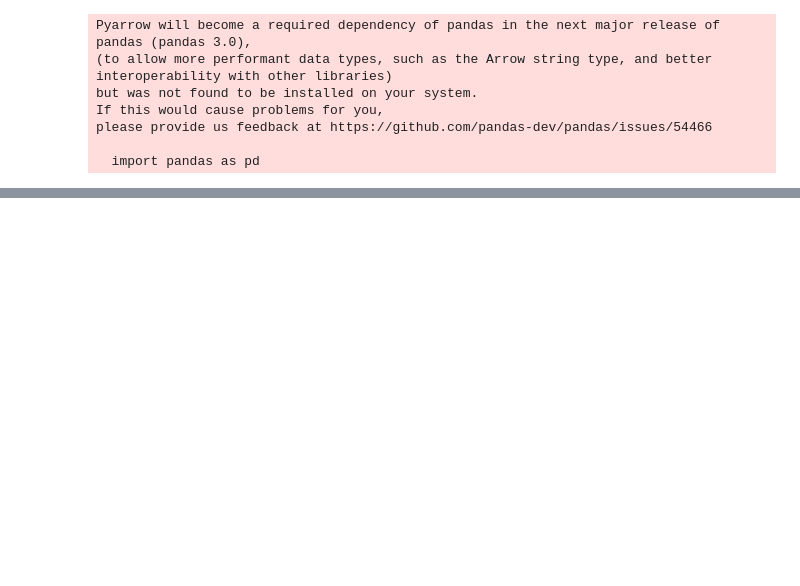
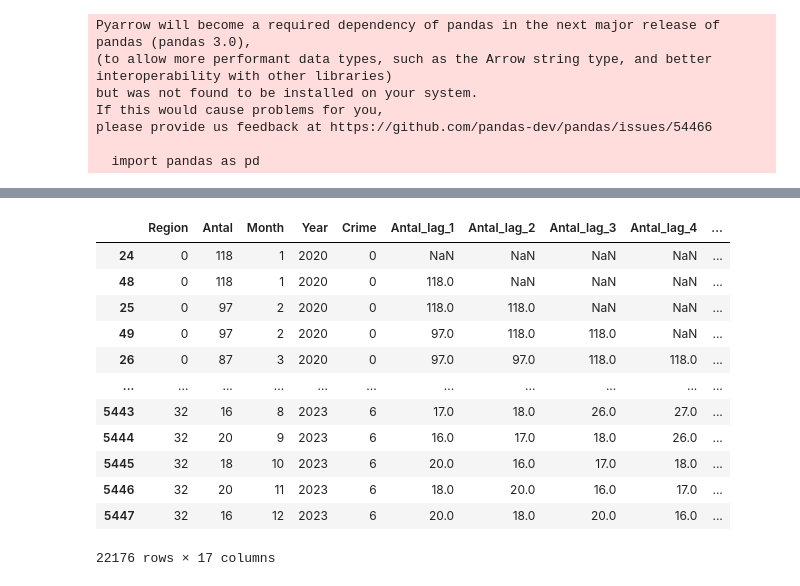
Before and after one commit to melane1978/PythonAiCourse, a Jupyter notebook: CrimeML/crimeText-1.ipynb, the cells around one changed output, grey strips where cells are left out. Saved outputs shown, nothing was run; the diff lists cells and outputs as text; code cells hidden in the pictures; blank space fills up the shorter version.

```diff
--- a/CrimeML/crimeText-1.ipynb
+++ b/CrimeML/crimeText-1.ipynb
@@ -19,12 +52,13 @@ Some INFO about my ML:
 # %%
 # Testing one file
-#df = pd.read_csv('./data/Databasfil2020.txt', encoding="ISO-8859-1", sep=";", index_col=False )
+#df = pd.read_csv('../data/Databasfil2020.txt', encoding="ISO-8859-1", sep=";", index_col=False )
 
 
 import functools
 import glob
 
-
+# Preparing data
 data = pd.concat(map(functools.partial(pd.read_csv, encoding="ISO-8859-1", sep=";", index_col=False ), glob.glob("data/*.txt")))
+data.drop(columns=['/100 000 inv'], axis=1, inplace=True)
 data
 # %% [output]
@@ -67,0 +115,9 @@ from sklearn.metrics import mean_squared_error
+# %%
+# Fix 2023 prel. to only 2023
+
+old = {'2023 prel.': '2023'}
+
+data.replace(old, regex=True, inplace=True)
+data['Year'] = data['År'].astype(int)
+data.drop(columns=['År'], axis=1, inplace=True)
+data
@@ -67,0 +138,10 @@ from sklearn.metrics import mean_squared_error
+# %%
+from sklearn.preprocessing import LabelEncoder
+
+
+# Need to encode Region and Crime to english and a number, because i have a lot ot the same values
+label_encoder = LabelEncoder()
+data['Region'] = label_encoder.fit_transform(data['Region'])
+data['Crime'] = label_encoder.fit_transform(data['Brott'])
+data.drop(columns=['Brott'], axis=1, inplace=True)
+data
@@ -67,0 +162,6 @@ from sklearn.metrics import mean_squared_error
+# %%
+# We need to create lag features to representing historical crime data for each region and crime type.
+
+ # Sort the data by region, crime type, and date
+data.sort_values(by=['Region', 'Crime', 'Year', 'Month'], inplace=True)
+data
@@ -67,0 +182,23 @@ from sklearn.metrics import mean_squared_error
+# %%
+# Defining the maximum lag period (e.g., 12 months)
+max_lag_period = 12
+
+# Create lag features for the target variable 'Antal'
+for lag in range(1, max_lag_period + 1):
+    data[f'Antal_lag_{lag}'] = data.groupby(['Region', 'Crime'])['Antal'].shift(lag)
+
+data
+# %% [output]
+|  | Region | Antal | Month | Year | Crime | Antal_lag_1 | Antal_lag_2 | Antal_lag_3 | Antal_lag_4 | ... |
+| 24 | 0 | 118 | 1 | 2020 | 0 | NaN | NaN | NaN | NaN | ... |
+| 48 | 0 | 118 | 1 | 2020 | 0 | 118.0 | NaN | NaN | NaN | ... |
+| 25 | 0 | 97 | 2 | 2020 | 0 | 118.0 | 118.0 | NaN | NaN | ... |
+| 49 | 0 | 97 | 2 | 2020 | 0 | 97.0 | 118.0 | 118.0 | NaN | ... |
+| 26 | 0 | 87 | 3 | 2020 | 0 | 97.0 | 97.0 | 118.0 | 118.0 | ... |
+| ... | ... | ... | ... | ... | ... | ... | ... | ... | ... | ... |
+| 5443 | 32 | 16 | 8 | 2023 | 6 | 17.0 | 18.0 | 26.0 | 27.0 | ... |
+| 5444 | 32 | 20 | 9 | 2023 | 6 | 16.0 | 17.0 | 18.0 | 26.0 | ... |
+| 5445 | 32 | 18 | 10 | 2023 | 6 | 20.0 | 16.0 | 17.0 | 18.0 | ... |
+| 5446 | 32 | 20 | 11 | 2023 | 6 | 18.0 | 20.0 | 16.0 | 17.0 | ... |
+| 5447 | 32 | 16 | 12 | 2023 | 6 | 20.0 | 18.0 | 20.0 | 16.0 | ... |
+22176 rows × 17 columns
```
Also changed, not shown: parts of 9 cells of this notebook.
